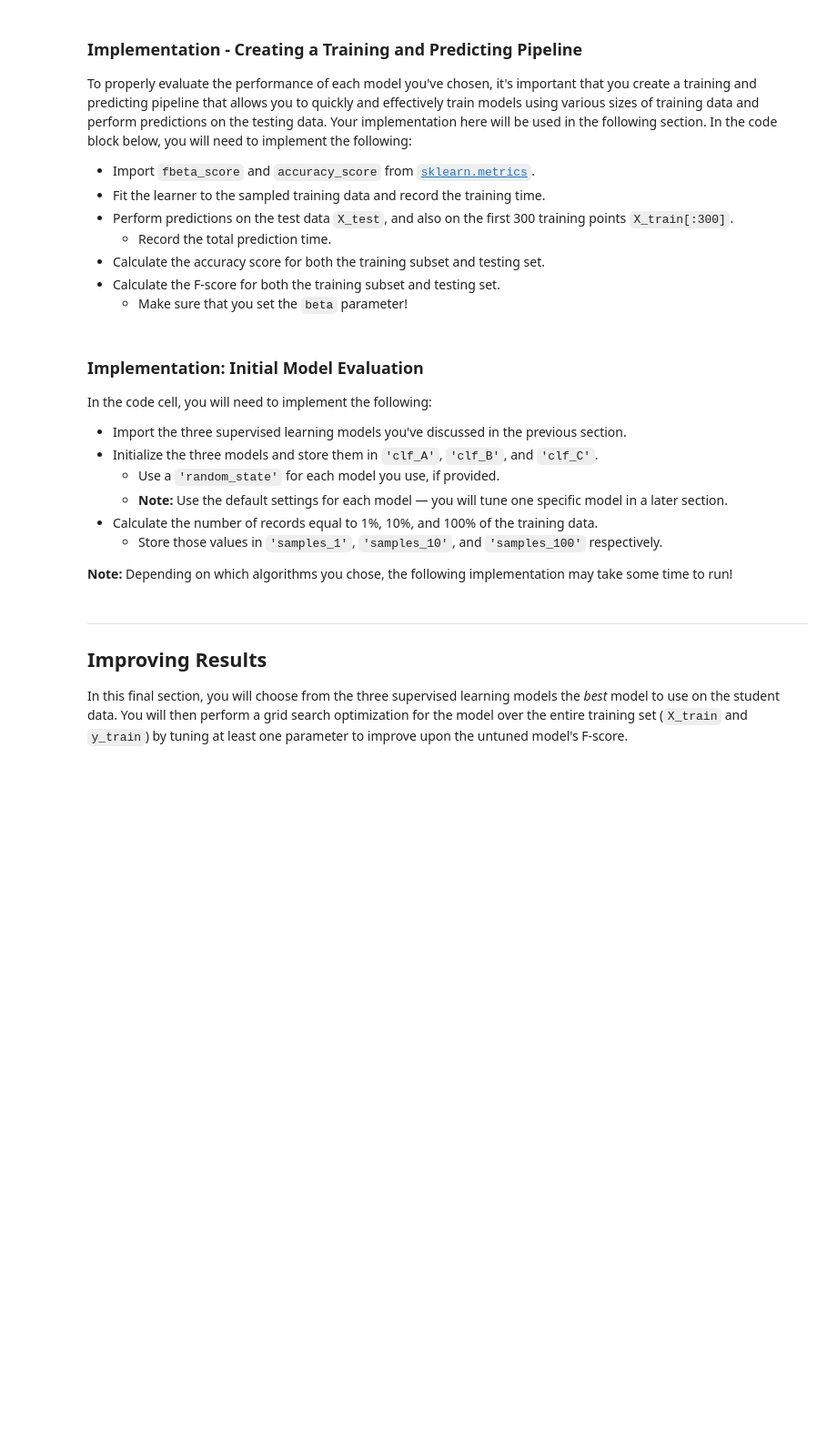
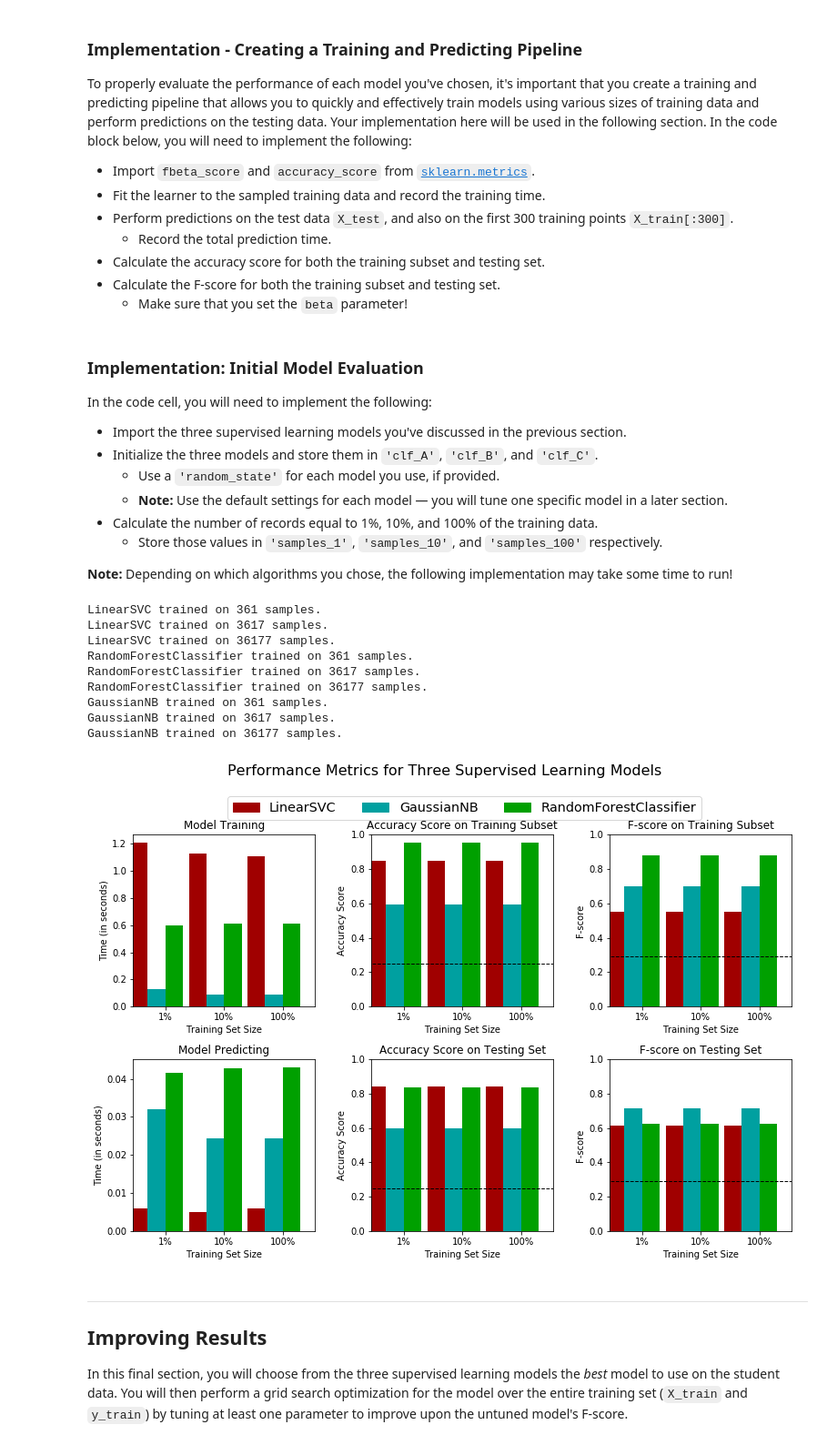
Before and after one commit to aberenyi73/machine-learning, a Jupyter notebook: projects/finding_donors/finding_donors.ipynb, the cells around one changed output. Shown: that part at 91% size. Cells and saved outputs as stored; diff of their text form; code cells hidden in the pictures; blank space fills up the shorter version.

Commit message:
intermediate results

```diff
--- a/projects/finding_donors/finding_donors.ipynb
+++ b/projects/finding_donors/finding_donors.ipynb
@@ -270,6 +401,7 @@ In the code block below, you will need to implement the following:
    - Make sure that you set the `beta` parameter!
 # %%
 # TODO: Import two metrics from sklearn - fbeta_score and accuracy_score
+from sklearn.metrics import fbeta_score, accuracy_score
 
 def train_predict(learner, sample_size, X_train, y_train, X_test, y_test):
     '''
@@ -286,33 +418,34 @@ def train_predict(learner, sample_size, X_train, y_train, X_test, y_test):
 
     # TODO: Fit the learner to the training data using slicing with 'sample_size' using .fit(training_features[:], training_labels[:])
     start = time() # Get start time
-    learner = None
+    learner = learner.fit(X_train, y_train)
     end = time() # Get end time
 
     # TODO: Calculate the training time
-    results['train_time'] = None
+    results['train_time'] = end - start
 
     # TODO: Get the predictions on the test set(X_test),
     #       then get predictions on the first 300 training samples(X_train) using .predict()
     start = time() # Get start time
-    predictions_test = None
-    predictions_train = None
+    predictions_test = learner.predict(X_test)
+    predictions_train = learner.predict(X_train[:300])
     end = time() # Get end time
 
     # TODO: Calculate the total prediction time
-    results['pred_time'] = None
+    results['pred_time'] = end - start
 
     # TODO: Compute accuracy on the first 300 training samples which is y_train[:300]
-    results['acc_train'] = None
+    results['acc_train'] = accuracy_score(predictions_train, y_train[:300])
 
     # TODO: Compute accuracy on test set using accuracy_score()
-    results['acc_test'] = None
+    results['acc_test'] = accuracy_score(predictions_test, y_test)
+
 
     # TODO: Compute F-score on the the first 300 training samples using fbeta_score()
-    results['f_train'] = None
+    results['f_train'] = fbeta_score(predictions_train, y_train[:300], beta=0.5)
 
     # TODO: Compute F-score on the test set which is y_test
-    results['f_test'] = None
+    results['f_test'] = fbeta_score(predictions_test, y_test, beta=0.5)
 
     # Success
     print "{} trained on {} samples.".format(learner.__class__.__name__, sample_size)
@@ -332,31 +465,50 @@ In the code cell, you will need to implement the following:
 **Note:** Depending on which algorithms you chose, the following implementation may take some time to run!
 # %%
 # TODO: Import the three supervised learning models from sklearn
+from sklearn.naive_bayes import GaussianNB
+from sklearn.svm import LinearSVC
+from sklearn.neighbors import KNeighborsClassifier
+from sklearn.tree import DecisionTreeClassifier
+from sklearn.ensemble import RandomForestClassifier
 
 # TODO: Initialize the three models
-clf_A = None
-clf_B = None
-clf_C = None
+clf_A = LinearSVC()
+clf_B = RandomForestClassifier(random_state=0)
+clf_C = GaussianNB()
+#clf_C = DecisionTreeClassifier(random_state=0)
+#clf_C = RandomForestClassifier(random_state=0)
+
 
 # TODO: Calculate the number of samples for 1%, 10%, and 100% of the training data
 # HINT: samples_100 is the entire training set i.e. len(y_train)
 # HINT: samples_10 is 10% of samples_100
 # HINT: samples_1 is 1% of samples_100
-samples_100 = None
-samples_10 = None
-samples_1 = None
+samples_100 = len(y_train)
+samples_10 = samples_100 / 10
+samples_1 = samples_100 / 100
 
 # Collect results on the learners
 results = {}
 for clf in [clf_A, clf_B, clf_C]:
     clf_name = clf.__class__.__name__
     results[clf_name] = {}
     for i, samples in enumerate([samples_1, samples_10, samples_100]):
         results[clf_name][i] = \
         train_predict(clf, samples, X_train, y_train, X_test, y_test)
 
 # Run metrics visualization for the three supervised learning models chosen
 vs.evaluate(results, accuracy, fscore)
+# %% [output]
+LinearSVC trained on 361 samples.
+LinearSVC trained on 3617 samples.
+LinearSVC trained on 36177 samples.
+RandomForestClassifier trained on 361 samples.
+RandomForestClassifier trained on 3617 samples.
+RandomForestClassifier trained on 36177 samples.
+GaussianNB trained on 361 samples.
+GaussianNB trained on 3617 samples.
+GaussianNB trained on 36177 samples.
+[figure, added]
 # %% [markdown]
 ----
 ## Improving Results
```
Also changed, not shown: parts of 26 cells of this notebook.
